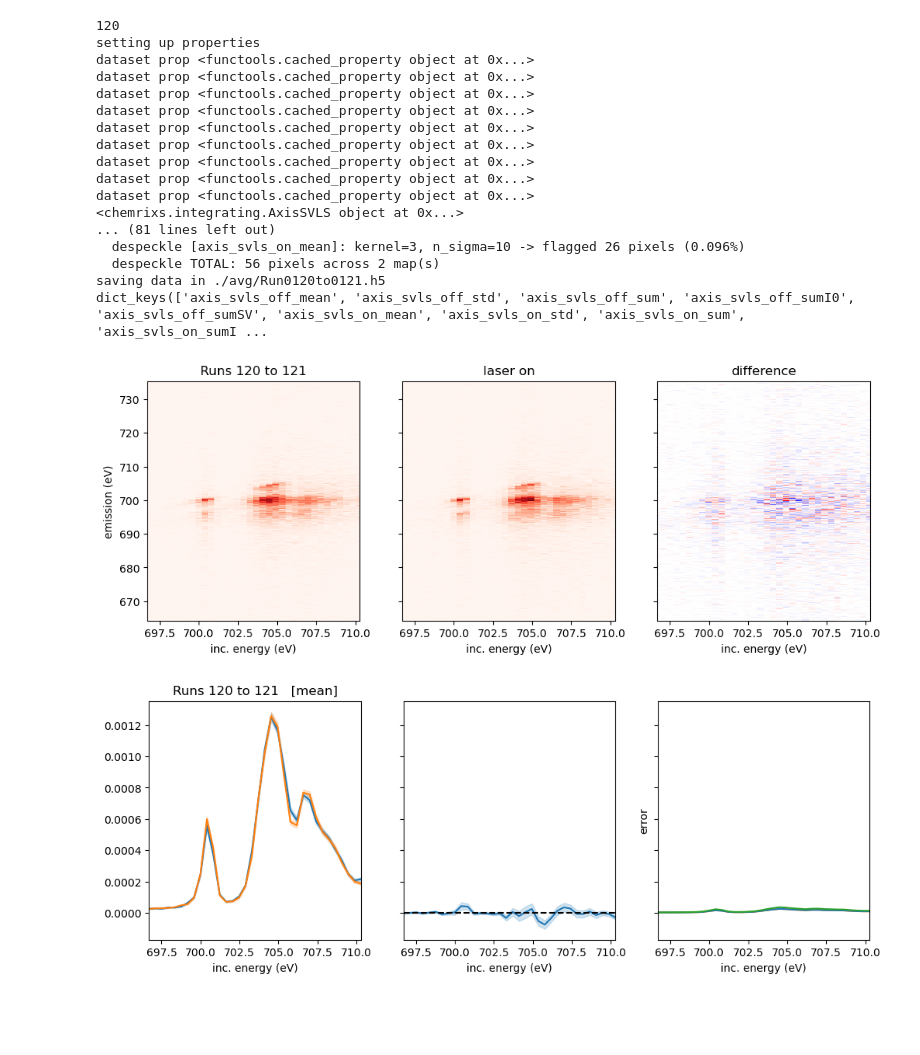
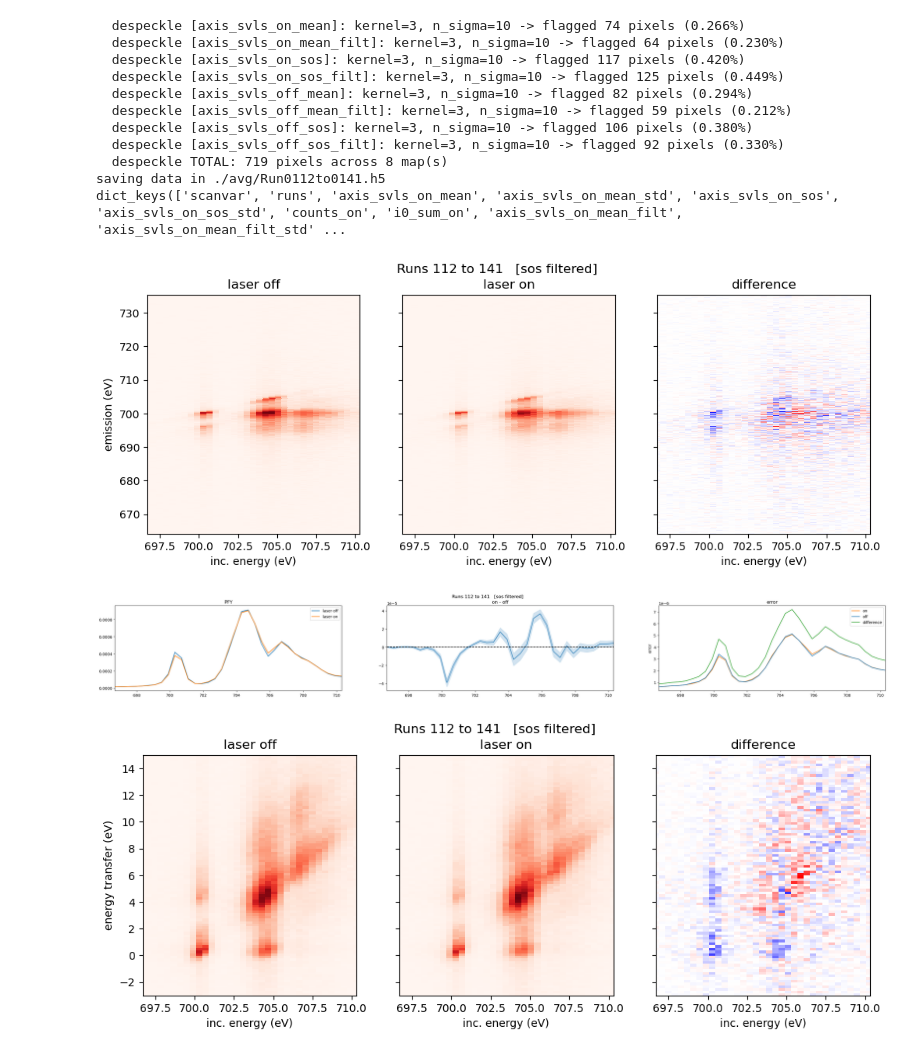
Before and after one commit to weijini777/DataAcceleratorChemRIXS, a Jupyter notebook: jupyter_notebook/example_run_jeff.ipynb, the cells around one changed output. Saved outputs shown, nothing was run; the diff lists cells and outputs as text; code cells hidden in the pictures; blank space fills up the shorter version.

Commit message:
completed merge of averaging function (average_v2.py) - reworked sos path - implemented filtering paths - applies one emission calibration - count weighted fix instead of standard error weighted

```diff
--- a/jupyter_notebook/example_run_jeff.ipynb
+++ b/jupyter_notebook/example_run_jeff.ipynb
@@ -20,42 +20,39 @@ os.makedirs('figs', exist_ok=True)
 # %%
 base_folder =  '/sdf/data/lcls/ds/rix/'
 proc_folder = './proc/'
 
 bgrun = 86
+pyridine_runs = [112,114,115,116,117,118,119,120,121,122,123,127,138,139,140,141]
 mono_runs=[120,121]
 delay_runs = [61, 62, 63, 64, 65]
 
 exp = 'rix101231825'
 
 
-fyaml = '../roi_input.yml'
+fyaml = '../roi_input_jeff.yml'
 
 bgname = f'{base_folder}/{exp}/hdf5/smalldata/{exp}_Run{bgrun:04d}.h5'
 bgyaml = '../BGroi_input.yml'
 
-avg = Average(mono_runs, proc_path = './proc/Run', avg = 'sos', output_path = f'avg/{mono_runs[0]}_to_{mono_runs[-1]}.h5',
+avg = Average(pyridine_runs, proc_path = './proc/Run', avg = 'sos', output_path = f'avg/{pyridine_runs[0]}_to_{pyridine_runs[-1]}.h5',
              raw_path = f'{base_folder}/{exp}/hdf5/smalldata/{exp}_Run' , bgpath = bgname, fyaml=fyaml, bgyaml=bgyaml,
              save= True,norm = True)
 
-avg.plot_svls2D(figsize=(12,4),savefig=True)
-avg.plot_svls1D(figsize=(12,4))
+avg.plot_svls2D(figsize=(12,4),savefig=True, filter = 'True')
+avg.plot_svls1D(figsize=(36,4), plot_err=True, mode = 'sos', filter = 'True')
+avg.plot_svls2D_ET(figsize=(12,4),savefig=False, ylim = [-3, 15], filter = 'True')
 # %% [output]
-120
-setting up properties
-dataset prop <functools.cached_property object at 0x...>
-dataset prop <functools.cached_property object at 0x...>
-dataset prop <functools.cached_property object at 0x...>
-dataset prop <functools.cached_property object at 0x...>
-dataset prop <functools.cached_property object at 0x...>
-dataset prop <functools.cached_property object at 0x...>
-dataset prop <functools.cached_property object at 0x...>
-dataset prop <functools.cached_property object at 0x...>
-dataset prop <functools.cached_property object at 0x...>
-<chemrixs.integrating.AxisSVLS object at 0x...>
-... (81 lines left out)
-  despeckle [axis_svls_on_mean]: kernel=3, n_sigma=10 -> flagged 26 pixels (0.096%)
-  despeckle TOTAL: 56 pixels across 2 map(s)
-saving data in ./avg/Run0120to0121.h5
-dict_keys(['axis_svls_off_mean', 'axis_svls_off_std', 'axis_svls_off_sum', 'axis_svls_off_sumI0', 'axis_svls_off_sumSV', 'axis_svls_on_mean', 'axis_svls_on_std', 'axis_svls_on_sum', 'axis_svls_on_sumI ...
+  despeckle [axis_svls_on_mean]: kernel=3, n_sigma=10 -> flagged 74 pixels (0.266%)
+  despeckle [axis_svls_on_mean_filt]: kernel=3, n_sigma=10 -> flagged 64 pixels (0.230%)
+  despeckle [axis_svls_on_sos]: kernel=3, n_sigma=10 -> flagged 117 pixels (0.420%)
+  despeckle [axis_svls_on_sos_filt]: kernel=3, n_sigma=10 -> flagged 125 pixels (0.449%)
+  despeckle [axis_svls_off_mean]: kernel=3, n_sigma=10 -> flagged 82 pixels (0.294%)
+  despeckle [axis_svls_off_mean_filt]: kernel=3, n_sigma=10 -> flagged 59 pixels (0.212%)
+  despeckle [axis_svls_off_sos]: kernel=3, n_sigma=10 -> flagged 106 pixels (0.380%)
+  despeckle [axis_svls_off_sos_filt]: kernel=3, n_sigma=10 -> flagged 92 pixels (0.330%)
+  despeckle TOTAL: 719 pixels across 8 map(s)
+saving data in ./avg/Run0112to0141.h5
+dict_keys(['scanvar', 'runs', 'axis_svls_on_mean', 'axis_svls_on_mean_std', 'axis_svls_on_sos', 'axis_svls_on_sos_std', 'counts_on', 'i0_sum_on', 'axis_svls_on_mean_filt', 'axis_svls_on_mean_filt_std' ...
-[figure, old version]
+[figure, new version]
-[figure, old version]
+[figure, new version]
+[figure, added]
```
Also changed, not shown: parts of 14 cells of this notebook, 6 other files.
